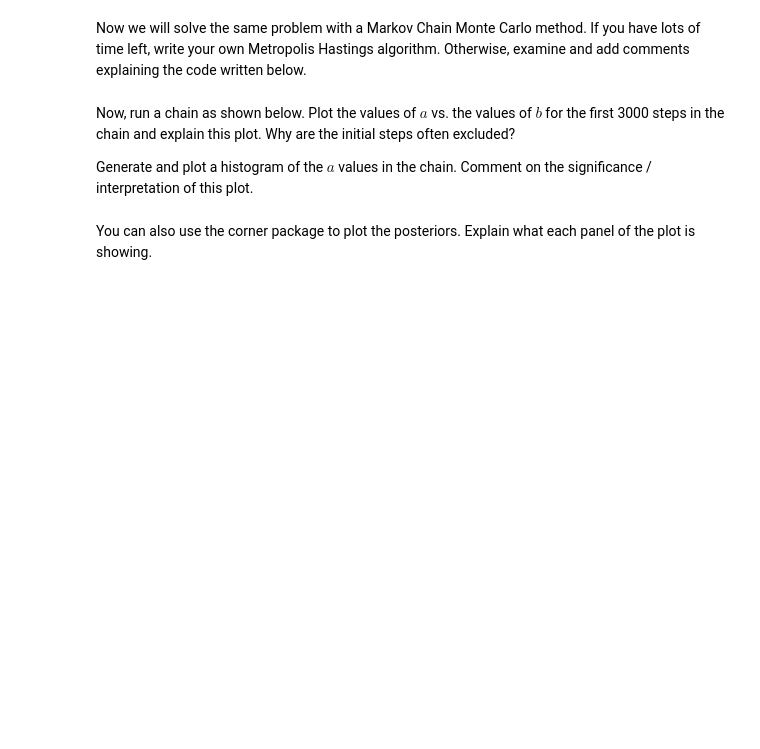
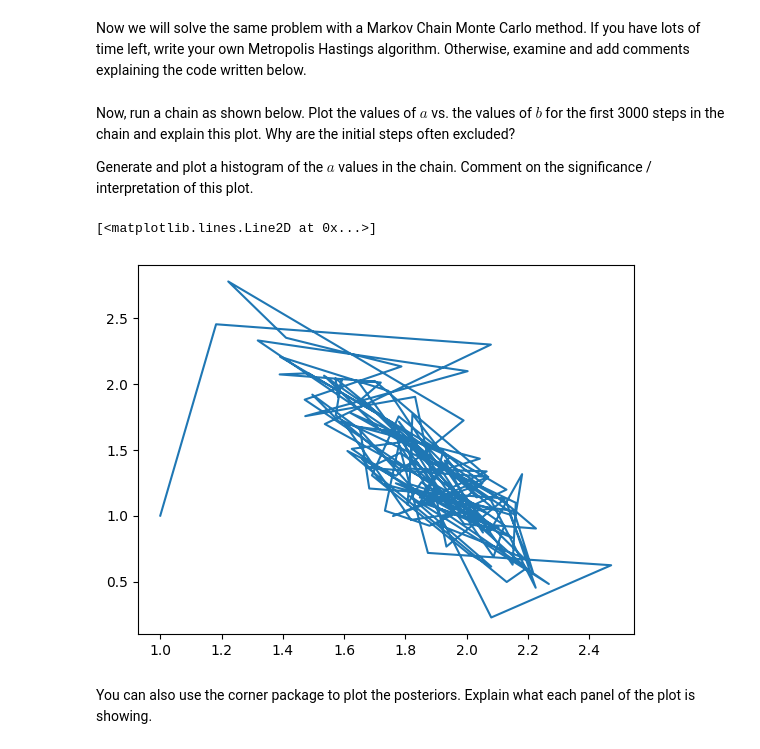
Before and after one commit to genaiwithshubham/machine-learning-practice, a Jupyter notebook: courseInfosysNotebookFinal2025.ipynb, the cells around one changed output. Cells and saved outputs as stored; diff of their text form; code cells hidden in the pictures; blank space fills up the shorter version.

```diff
--- a/courseInfosysNotebookFinal2025.ipynb
+++ b/courseInfosysNotebookFinal2025.ipynb
@@ -441,6 +442,11 @@ stepnumber = 100000
 sigmas = numpy.array([0.1,0.1,0.1])
 chain, logProb = MCMC(parameters,stepnumber,loglikelihood2,sigmas)
 #### note: chain is chain[stepnumber,parameter_index]
+# %%
+plt.plot(chain[:3000,0],chain[:3000,1])
+# %% [output]
+[<matplotlib.lines.Line2D at 0x...>]
+[figure, added]
 # %% [markdown]
 You can also use the corner package to plot the posteriors. Explain what each panel of the plot is showing.
 # %%
```
Also changed, not shown: parts of 4 cells of this notebook.
